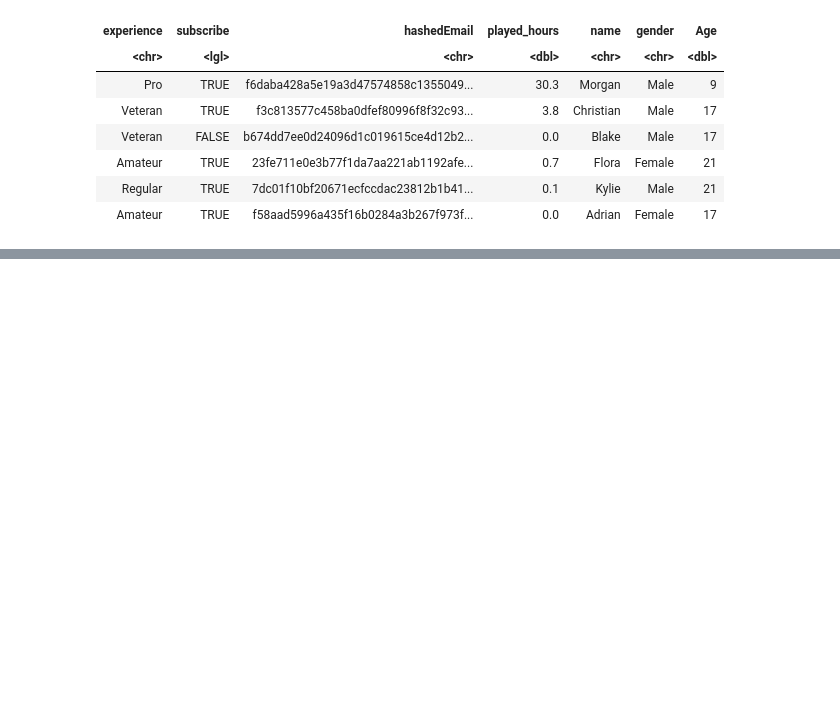
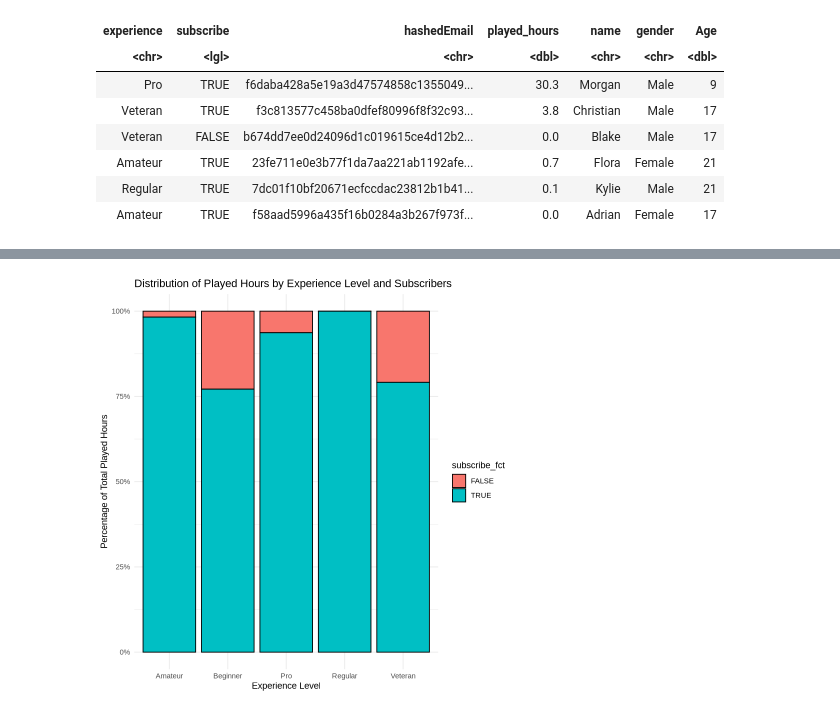
Before and after one commit to thaviship/individual-planning-dsci-100, a Jupyter notebook: Trial.ipynb, the cells around one changed output, grey strips where cells are left out. Cells and saved outputs as stored; diff of their text form; code cells hidden in the pictures; blank space fills up the shorter version.

Commit message:
push visualisation

```diff
--- a/Trial.ipynb
+++ b/Trial.ipynb
@@ -47,0 +107,21 @@ A tibble: 6 × 7
+# %%
+plot_data <- players_tidy |>
+  group_by(experience, subscribe_fct) |>
+  summarise(total_hours = sum(played_hours), .groups = "drop") |> group_by(experience) |>
+  mutate(percentage = total_hours / sum(total_hours))
+
+experience_gender_percent_plot_fct <- ggplot(plot_data,
+                                         aes(x = experience,
+                                             y = percentage,fill=subscribe_fct)) +
+  geom_bar(stat = "identity", position = "fill", colour="black") +
+  scale_y_continuous(labels = percent_format()) +
+  labs(
+    x = "Experience Level",
+    y = "Percentage of Total Played Hours",
+    title = "Distribution of Played Hours by Experience Level and Subscribers"
+  ) +
+  theme_minimal()
+
+experience_gender_percent_plot_fct
+# %% [output]
+[figure, added]
```
Also changed, not shown: parts of 8 cells of this notebook.
